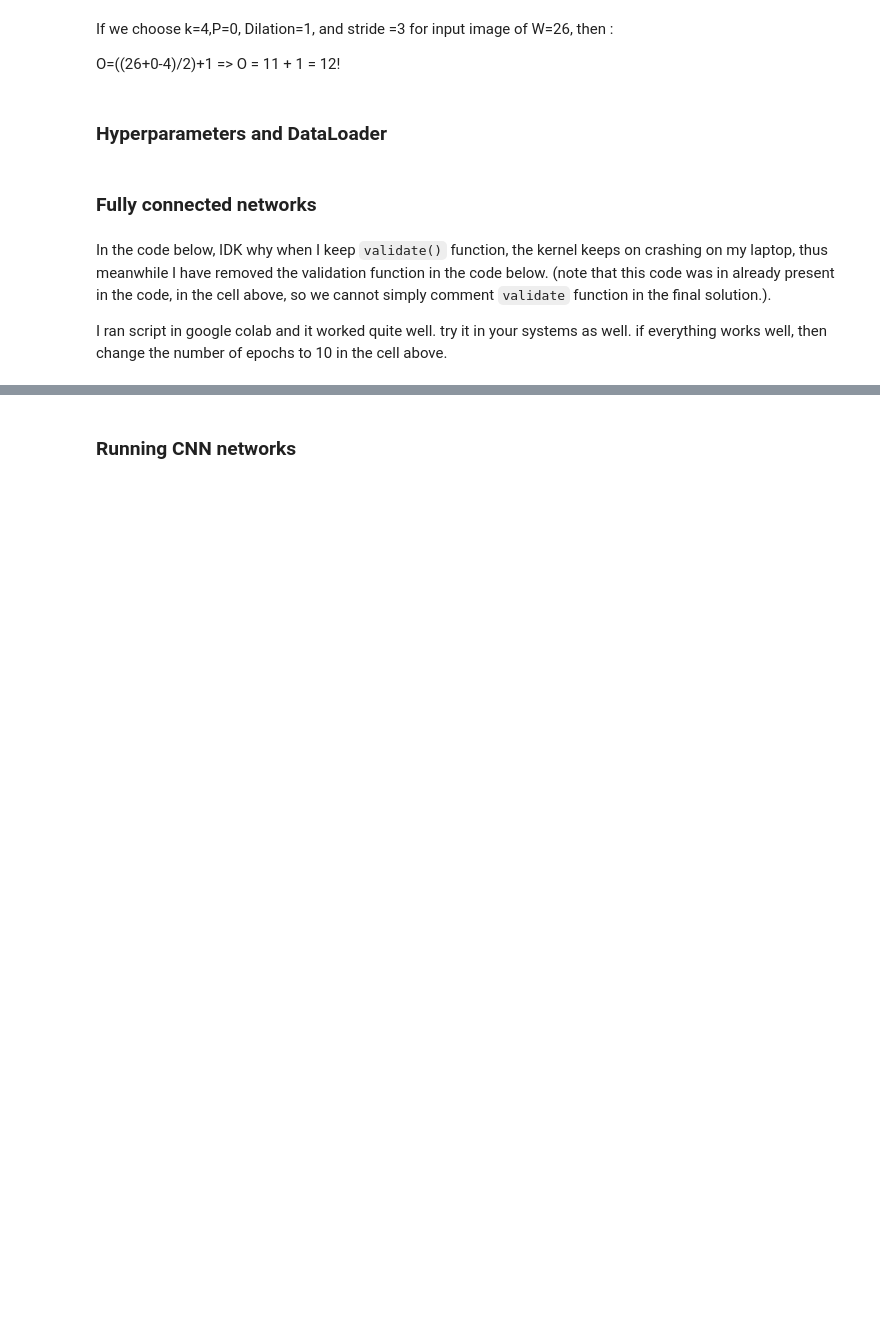
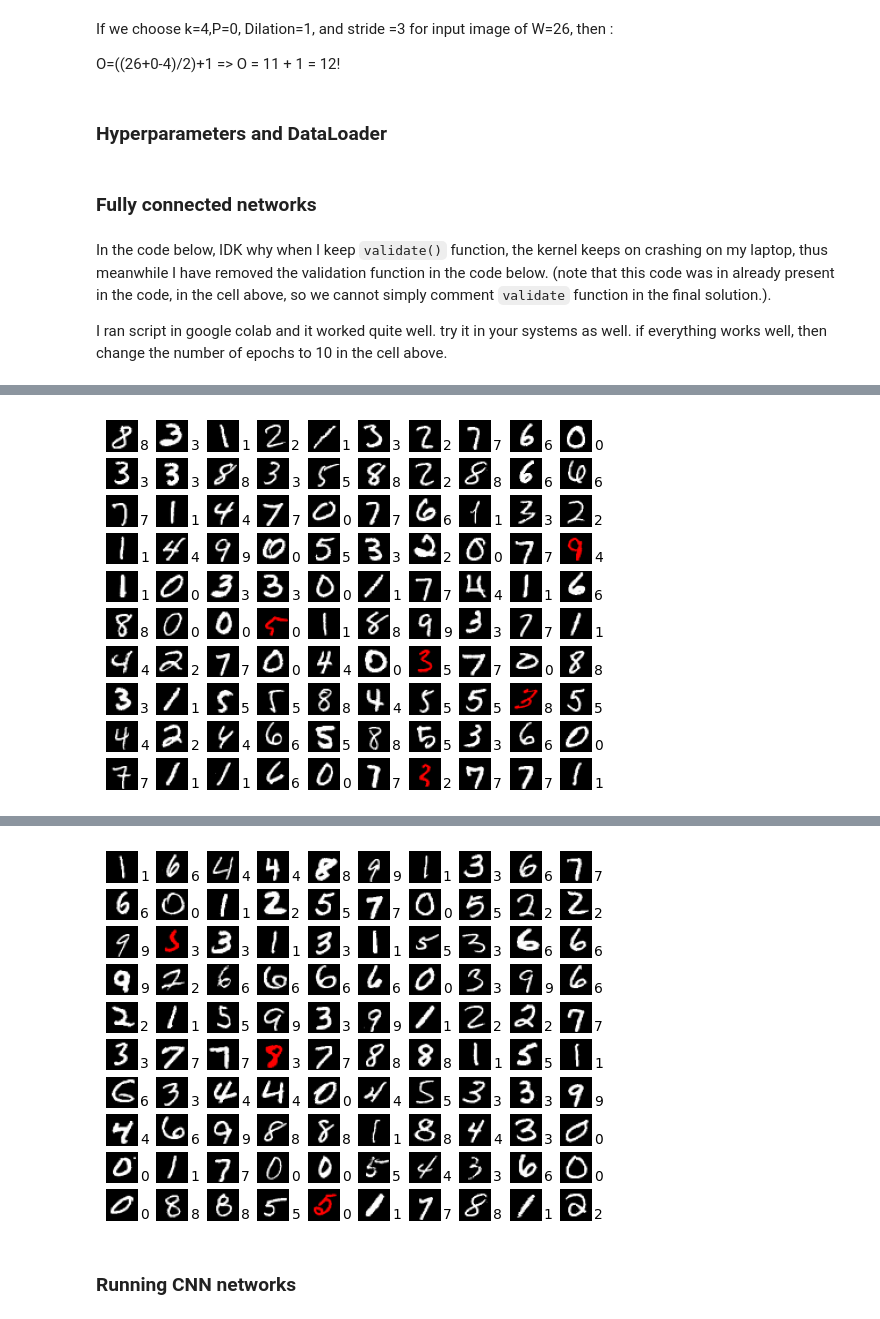
Before and after one commit to neelkanthrawat/3dcv-students, a Jupyter notebook: 3.0-tl-mnist.ipynb, the cells around one changed output, grey strips where cells are left out. Saved outputs shown, nothing was run; the diff lists cells and outputs as text; code cells hidden in the pictures; blank space fills up the shorter version.

```diff
--- a/3.0-tl-mnist.ipynb
+++ b/3.0-tl-mnist.ipynb
@@ -499,8 +571,9 @@ for epoch in range(1, epochs + 1):
     train(model, use_cuda, train_loader, optimizer, epoch, log_interval)
 
     # run on test dataset
-    # validate(model, use_cuda, test_loader)
+    validate(model, use_cuda, test_loader)
     scheduler.step()
 
 
     #torch.save(model.state_dict(), "models/mnist/checkpoint.pt")
+# %% [output]
@@ -506,0 +592 @@ for epoch in range(1, epochs + 1):
+[figure, added]
@@ -507,3 +605,4 @@ for epoch in range(1, epochs + 1):
+[figure, added]
 # %% [markdown]
 ### Running CNN networks
 # %%
```
Also changed, not shown: parts of 12 cells of this notebook, 5 other files.
